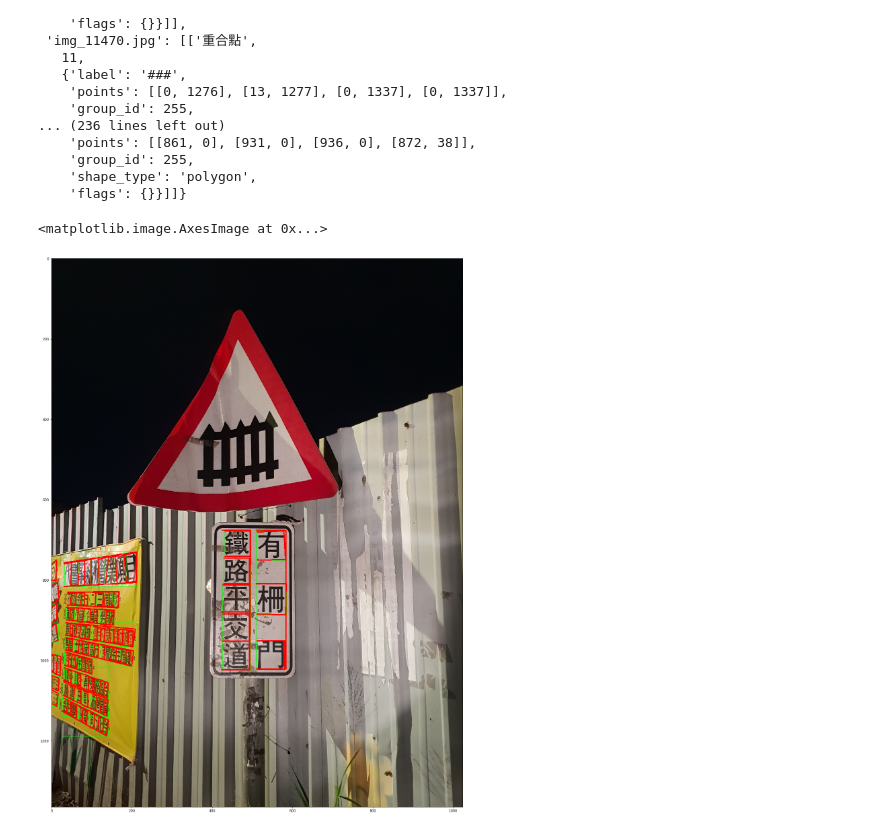
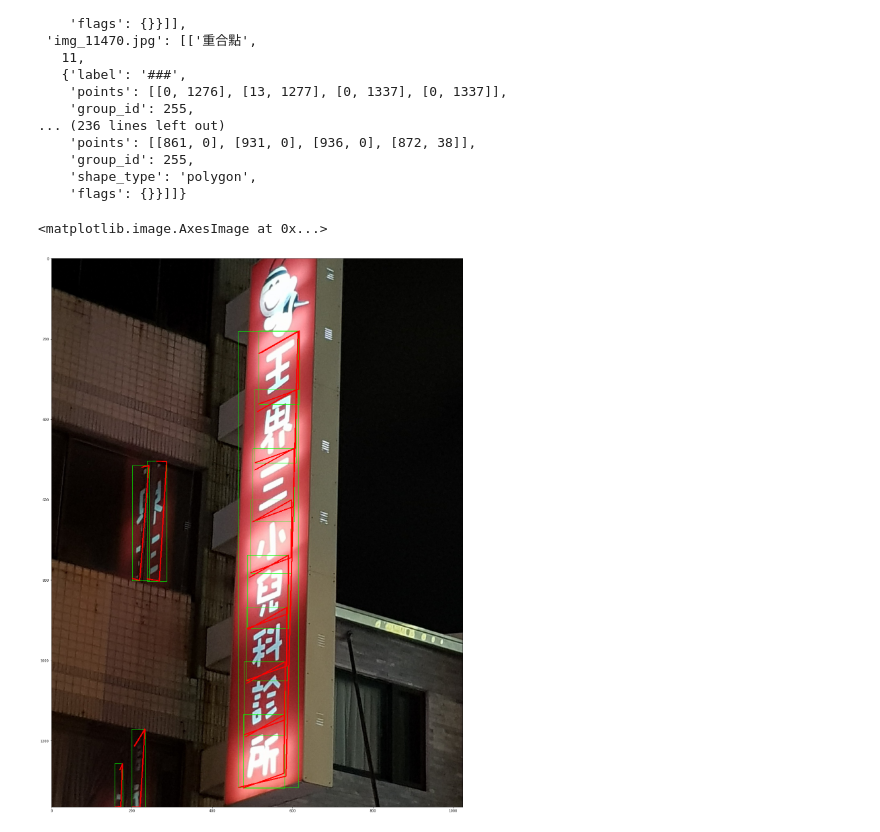
Before and after one commit to you-ming-hu/Sinalboard_OCR, a Jupyter notebook: code/official_data_preprocess/transform_official_label.ipynb, the cells around one changed output. Saved outputs shown, nothing was run; the diff lists cells and outputs as text; code cells hidden in the pictures.

```diff
--- a/code/official_data_preprocess/transform_official_label.ipynb
+++ b/code/official_data_preprocess/transform_official_label.ipynb
@@ -134,26 +134,25 @@ errors
 # %%
 import matplotlib.pyplot as plt
 # %%
-# number = 419
-number = 21
+number = 419
 name = f'img_{number}.json'
 # x = json.loads(pathlib.Path(r'D:\Competitions\ComputerVision\OCR\Signalboard\dataset\train\label\custom').joinpath(name).read_text(encoding='utf8'))
 # img = plt.imread(pathlib.Path(r'D:\Competitions\ComputerVision\OCR\Signalboard\dataset\train\image\official').joinpath(x['ImageName']))
 
 x = json.loads(pathlib.Path(r'C:\Users\Atlas\Desktop\Sinalboard_OCR\dataset\train\label\custom').joinpath(name).read_text(encoding='utf8'))
 img = plt.imread(pathlib.Path(r'C:\Users\Atlas\Desktop\Sinalboard_OCR\dataset\train\image\official').joinpath(x['ImageName']))
 
 rects = np.array([b['rectangle']['points'] for b in x['bboxes']])
 rects = (rects * np.array([x['ImageWidth'],x['ImageHeight']])).astype(int)
 
 polygon = np.array([b['polygon']['points'] for b in x['bboxes']])
 polygon = (polygon * np.array([x['ImageWidth'],x['ImageHeight']])).astype(int)
 
 img = cv2.polylines(img,rects,True,(0,255,0))
 img = cv2.polylines(img,polygon,False,(255,0,0),2)
 
 plt.figure(figsize=(30,30))
 plt.imshow(img)
 # %% [output]
 <matplotlib.image.AxesImage at 0x...>
-[figure, old version]
+[figure, new version]
```
Also changed, not shown: 1 other file.
